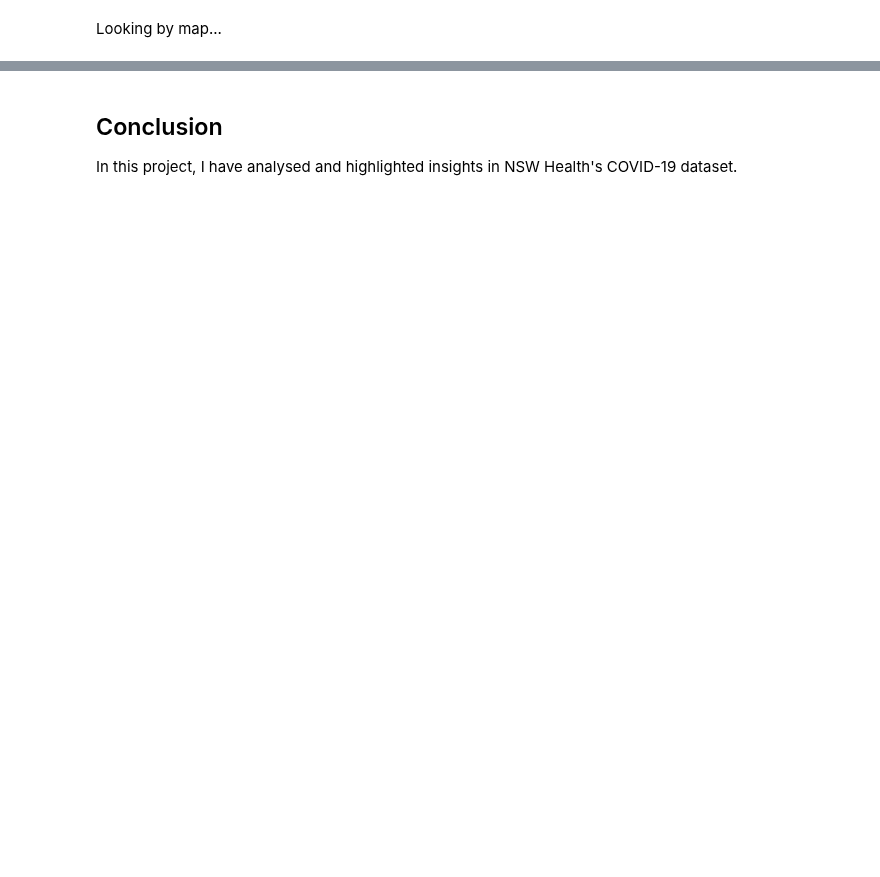
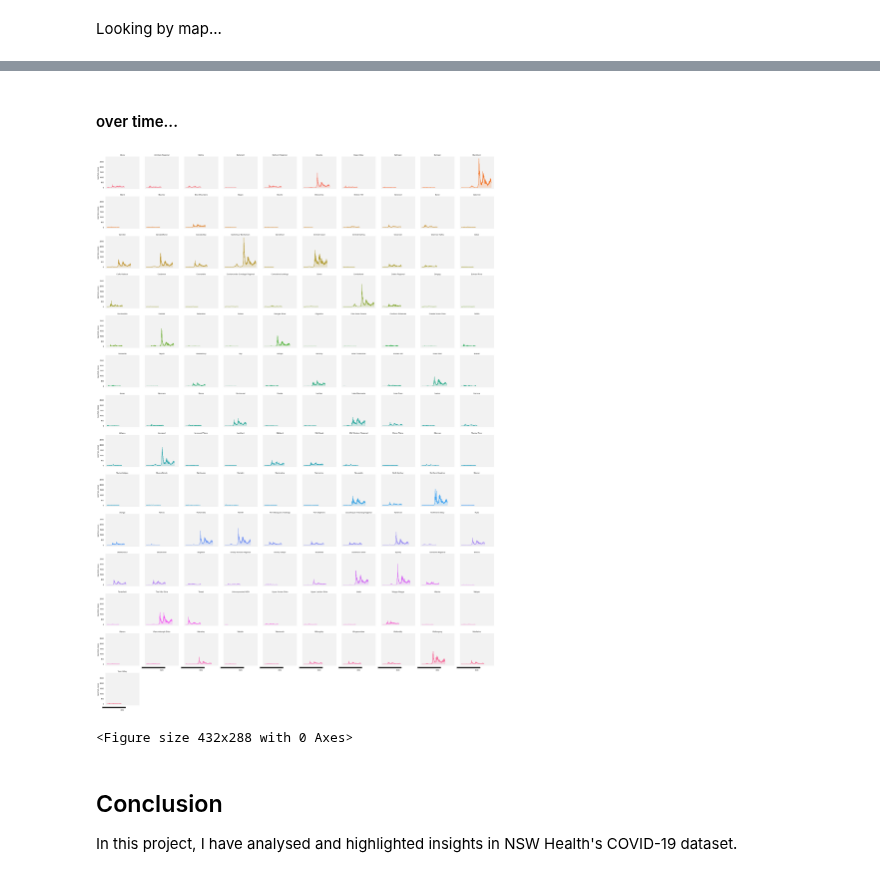
Before and after one commit to henrylin03/covid-nsw, a Jupyter notebook: covid-nsw.ipynb, the cells around one changed output, grey strips where cells are left out. Cells and saved outputs as stored; diff of their text form; code cells hidden in the pictures; blank space fills up the shorter version.

Commit message:
add facetgrid for all 100+ LGAs

```diff
--- a/covid-nsw.ipynb
+++ b/covid-nsw.ipynb
@@ -658,3 +618,27 @@ pd.read_sql_query(
+# %% [markdown]
+#### over time...
+# %%
+daily_by_lga =\
+    pd.read_sql_query("""
+        SELECT DATE(notification_date) AS 'date',
+            lga,
+            SUM(confirmed_cases_count) AS 'reported_cases'
+        FROM covid
+        GROUP BY 2, 1
+        ORDER BY 1
+    """, engine)
+
+grid = sns.FacetGrid(daily_by_lga, col="lga", hue="lga", col_wrap=10, )
+grid.map(plt.plot, "date", "reported_cases")
+grid.map(plt.fill_between, "date", "reported_cases", alpha=0.2).set_titles("{col_name}", fontsize=20)
+
+plt.show()
+plt.clf()
+
+# daily_by_lga
+# %% [output]
+[figure, added]
+<Figure size 432x288 with 0 Axes>
 # %% [markdown]
 ## Conclusion
 In this project, I have analysed and highlighted insights in NSW Health's COVID-19 dataset.
```
Also changed, not shown: parts of 9 cells of this notebook.
